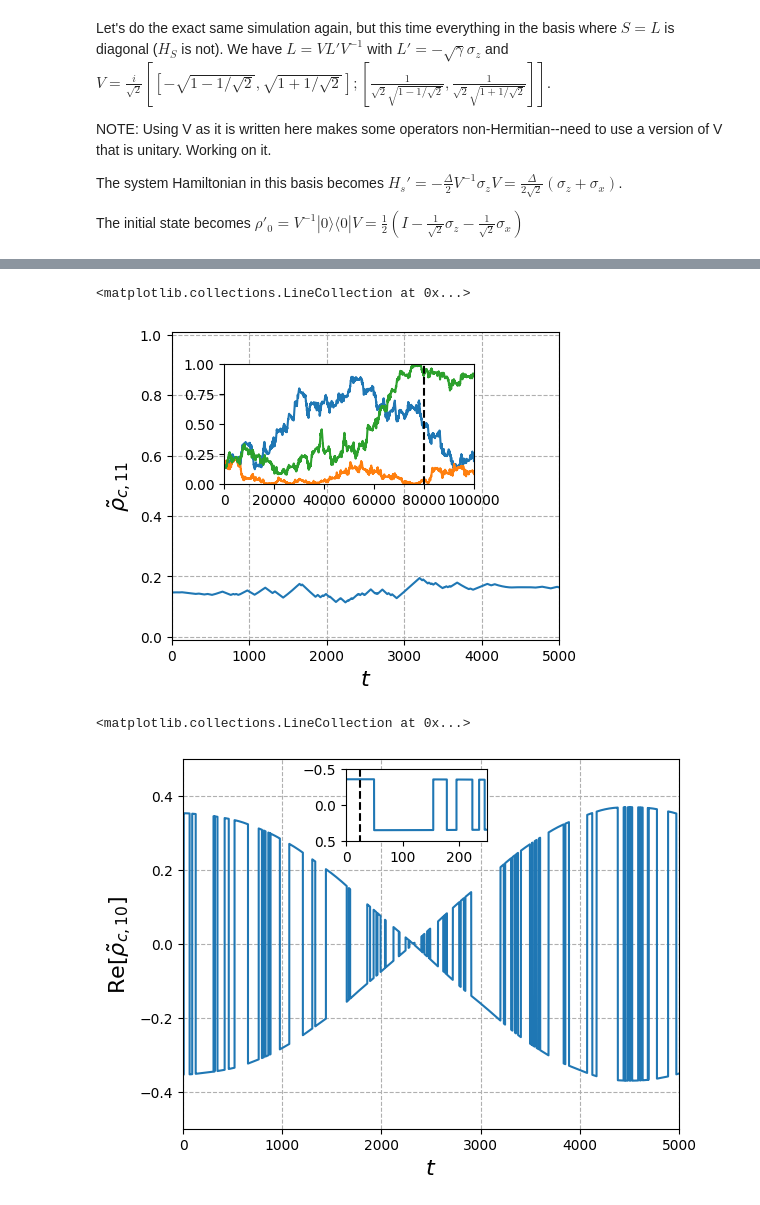
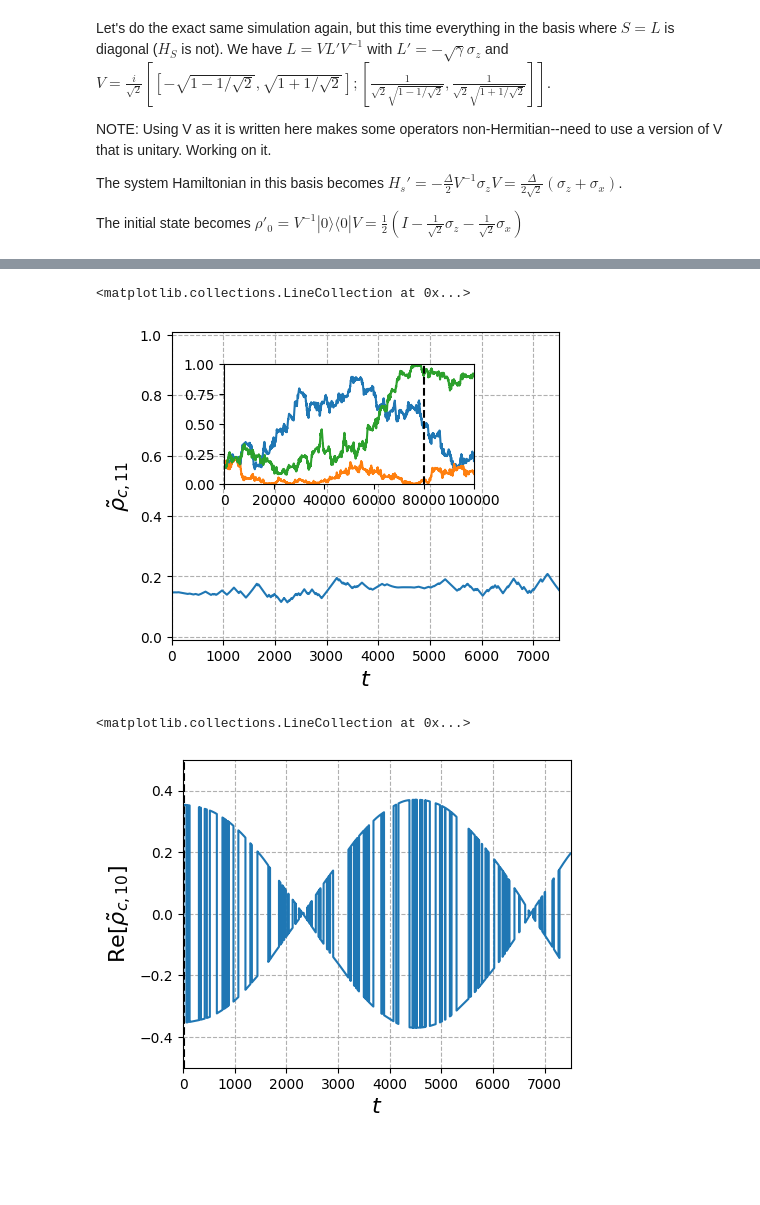
Before and after one commit to mikeal888/The_V_model, a Jupyter notebook: two_ls.ipynb, the cells around one changed output, grey strips where cells are left out. Cells and saved outputs as stored; diff of their text form; code cells hidden in the pictures; blank space fills up the shorter version.

```diff
--- a/two_ls.ipynb
+++ b/two_ls.ipynb
@@ -118,7 +126,7 @@ rho_ss = steadystate(H,[L])
 # %%
 # Unravel the master equation in this different basis
 t0, tf = 0, 7500
-dt = 0.04
+dt = 0.01
 tlist = np.arange(t0, tf, dt)
 
 rho_init_prime = 0.5*(identity(2) - sigmaz()/np.sqrt(2) - sigmax()/np.sqrt(2))
@@ -190,26 +198,26 @@ ax2.set_ylim([0,1])
 ax2.vlines(T_long, ymin=0, ymax=1, linestyles=['--'], colors=['k'])
 # %% [output]
 <matplotlib.collections.LineCollection at 0x...>
-[figure, old version]
+[figure, new version]
 # %%
 # Plot the coherences
 
-fig, ax1 = plt.subplots()
-ax1.plot(tlist, g10_evo_prime)#, label=r"Re[$\tilde{\rho}_{c,10}$]")
+fig, ax1 = plt.subplots(figsize=(5,4))
+ax1.plot(tlist, g10_evo_prime.real)#, label=r"Re[$\tilde{\rho}_{c,10}$]")
 
 ax1.set_xlabel(r'$t$', fontsize=16)
 ax1.set_ylabel(r"Re[$\tilde{\rho}_{c,10}$]", fontsize=16)
 # ax1.legend(fontsize=12, loc="upper left")
 ax1.grid(linestyle='--')
 ax1.set_xlim(t0,tf)
 ax1.set_ylim(-0.5, 0.5)
 
-ax2 = fig.add_axes([0.38,0.71,0.22,0.15])
-ax2.plot(tshort,g10_evo_short)
-ax2.set_xlim([t0,tf_short])
-ax2.set_ylim([0.5,-0.5])
+# ax2 = fig.add_axes([0.37,0.18,0.26,0.18])
+# ax2.plot(tshort,g10_evo_short)
+# ax2.set_xlim([t0,tf_short])
+# ax2.set_ylim([-0.5,0.5])
 
-ax2.vlines(T_short,-0.5, 0.5, colors=['k'], linestyles=['--'])
+ax1.vlines(T_short,-0.5, 0.5, colors=['k'], linestyles=['--'])
 # %% [output]
 <matplotlib.collections.LineCollection at 0x...>
-[figure, old version]
+[figure, new version]
```
Also changed, not shown: parts of 8 cells of this notebook.
